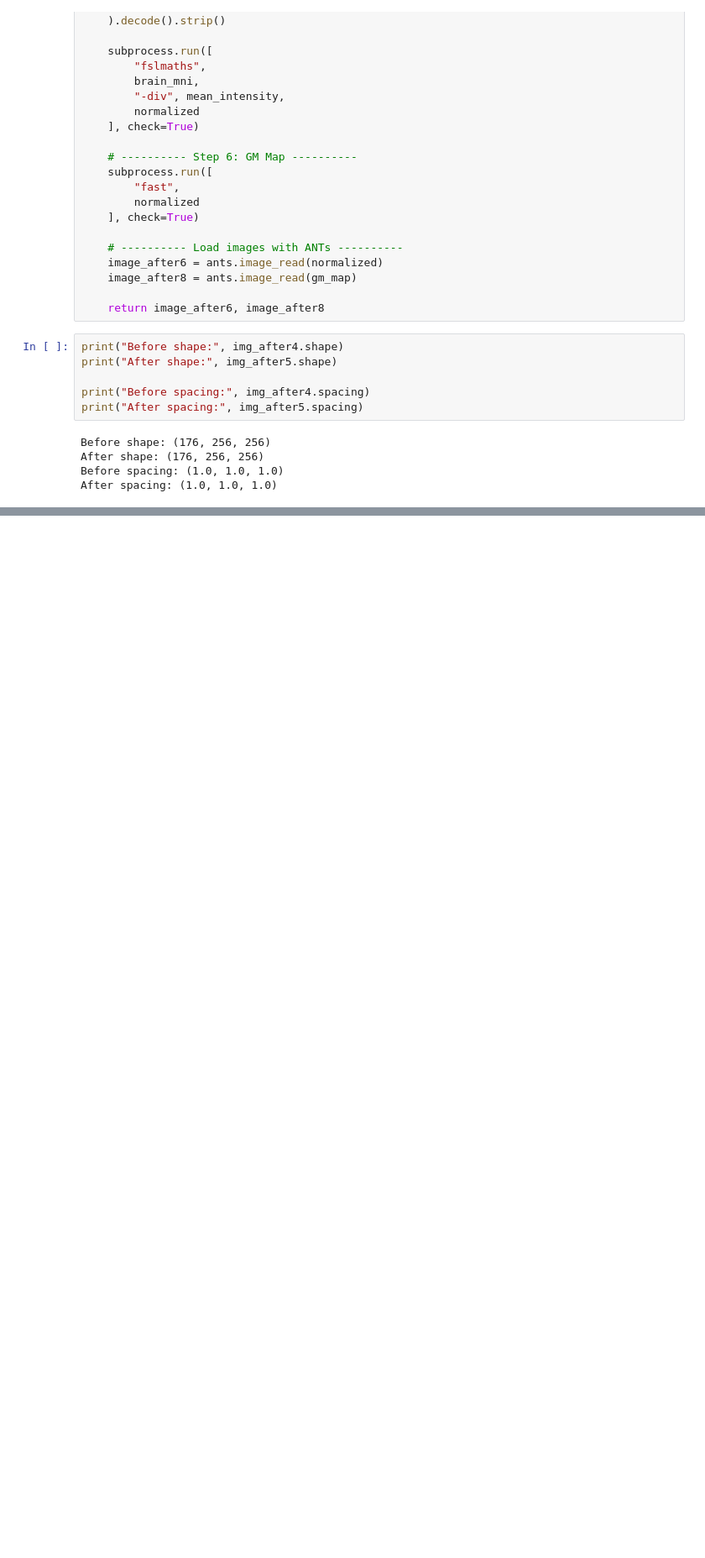
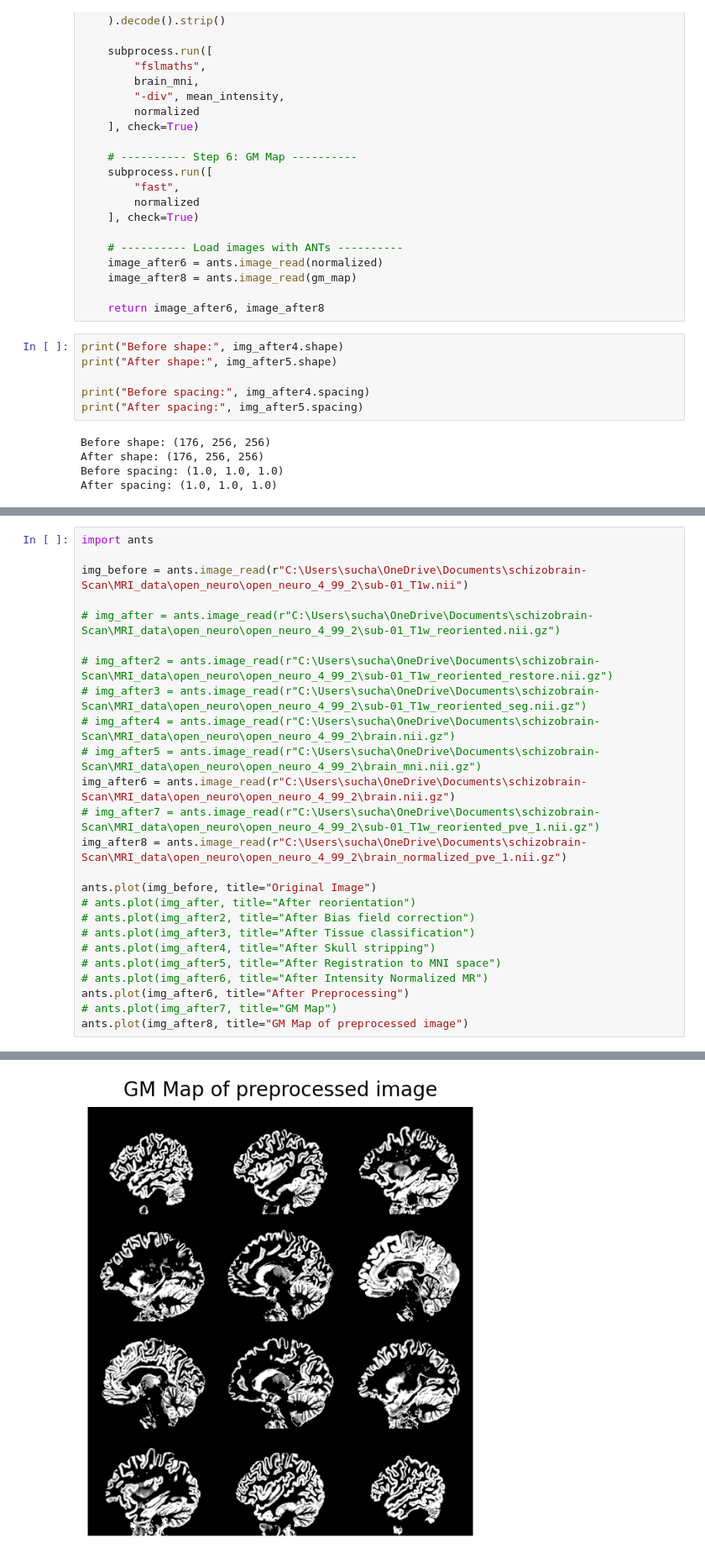
Before and after one commit to zaynul23/schizobrain-Scan, a Jupyter notebook: pre-processing/images1.ipynb, the cells around one changed output, grey strips where cells are left out. Shown at 84% size. Cells and saved outputs as stored; diff of their text form; blank space fills up the shorter version.

Commit message:
Preprocessing Script

```diff
--- a/pre-processing/images1.ipynb
+++ b/pre-processing/images1.ipynb
@@ -207,0 +299,26 @@ After spacing: (1.0, 1.0, 1.0)
+# %%
+import ants
+
+img_before = ants.image_read(r"C:\Users\sucha\OneDrive\Documents\schizobrain-Scan\MRI_data\open_neuro\open_neuro_4_99_2\sub-01_T1w.nii")
+
+# img_after = ants.image_read(r"C:\Users\sucha\OneDrive\Documents\schizobrain-Scan\MRI_data\open_neuro\open_neuro_4_99_2\sub-01_T1w_reoriented.nii.gz")
+
+# img_after2 = ants.image_read(r"C:\Users\sucha\OneDrive\Documents\schizobrain-Scan\MRI_data\open_neuro\open_neuro_4_99_2\sub-01_T1w_reoriented_restore.nii.gz")
+# img_after3 = ants.image_read(r"C:\Users\sucha\OneDrive\Documents\schizobrain-Scan\MRI_data\open_neuro\open_neuro_4_99_2\sub-01_T1w_reoriented_seg.nii.gz")
+# img_after4 = ants.image_read(r"C:\Users\sucha\OneDrive\Documents\schizobrain-Scan\MRI_data\open_neuro\open_neuro_4_99_2\brain.nii.gz")
+# img_after5 = ants.image_read(r"C:\Users\sucha\OneDrive\Documents\schizobrain-Scan\MRI_data\open_neuro\open_neuro_4_99_2\brain_mni.nii.gz")
+img_after6 = ants.image_read(r"C:\Users\sucha\OneDrive\Documents\schizobrain-Scan\MRI_data\open_neuro\open_neuro_4_99_2\brain.nii.gz")
+# img_after7 = ants.image_read(r"C:\Users\sucha\OneDrive\Documents\schizobrain-Scan\MRI_data\open_neuro\open_neuro_4_99_2\sub-01_T1w_reoriented_pve_1.nii.gz")
+img_after8 = ants.image_read(r"C:\Users\sucha\OneDrive\Documents\schizobrain-Scan\MRI_data\open_neuro\open_neuro_4_99_2\brain_normalized_pve_1.nii.gz")
+
+ants.plot(img_before, title="Original Image")
+# ants.plot(img_after, title="After reorientation")
+# ants.plot(img_after2, title="After Bias field correction")
+# ants.plot(img_after3, title="After Tissue classification")
+# ants.plot(img_after4, title="After Skull stripping")
+# ants.plot(img_after5, title="After Registration to MNI space")
+# ants.plot(img_after6, title="After Intensity Normalized MR")
+ants.plot(img_after6, title="After Preprocessing")
+# ants.plot(img_after7, title="GM Map")
+ants.plot(img_after8, title="GM Map of preprocessed image")
+# %% [output]
@@ -207,0 +327 @@ After spacing: (1.0, 1.0, 1.0)
+[figure, added]
```
Also changed, not shown: parts of 2 cells of this notebook, 1 other file.
